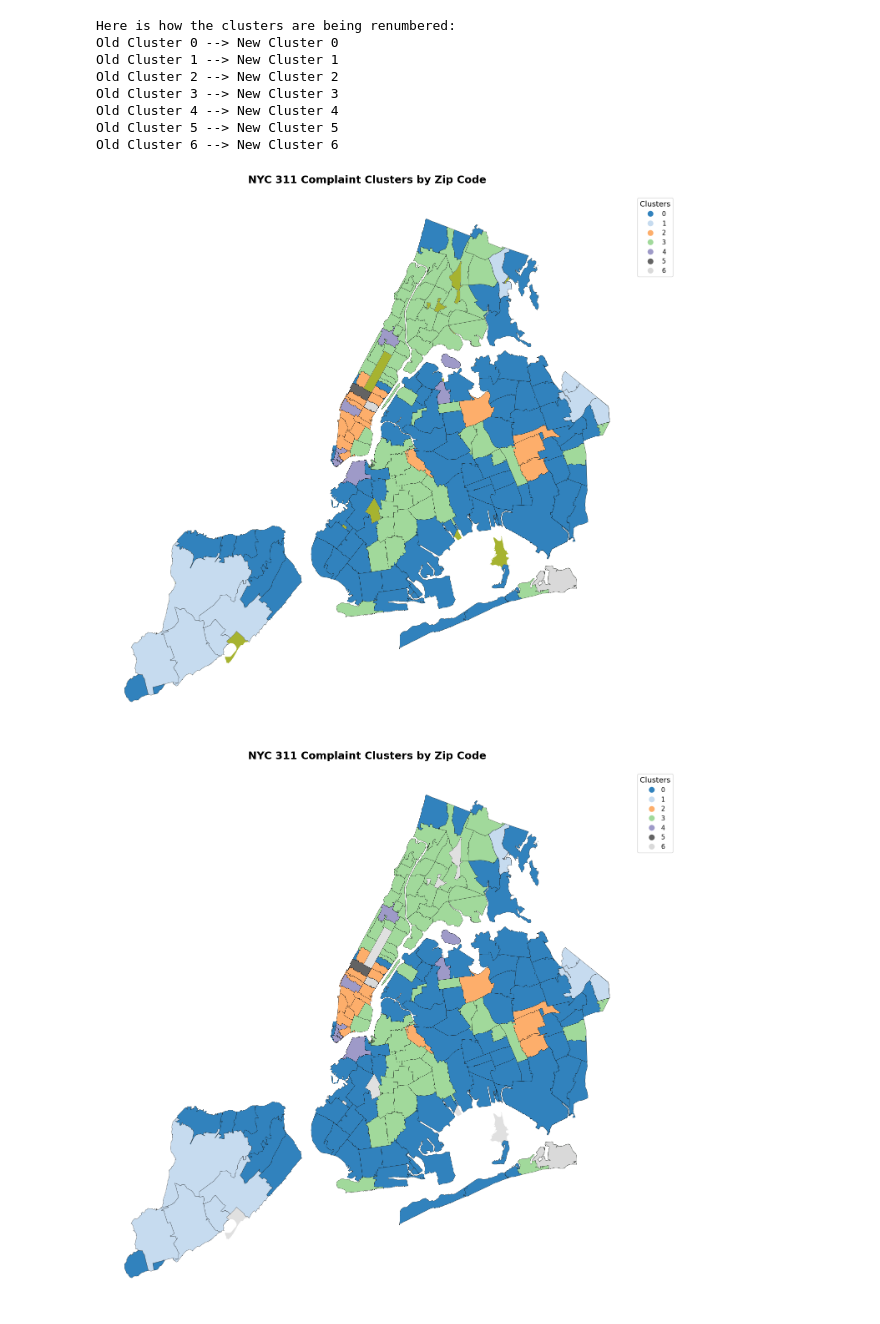
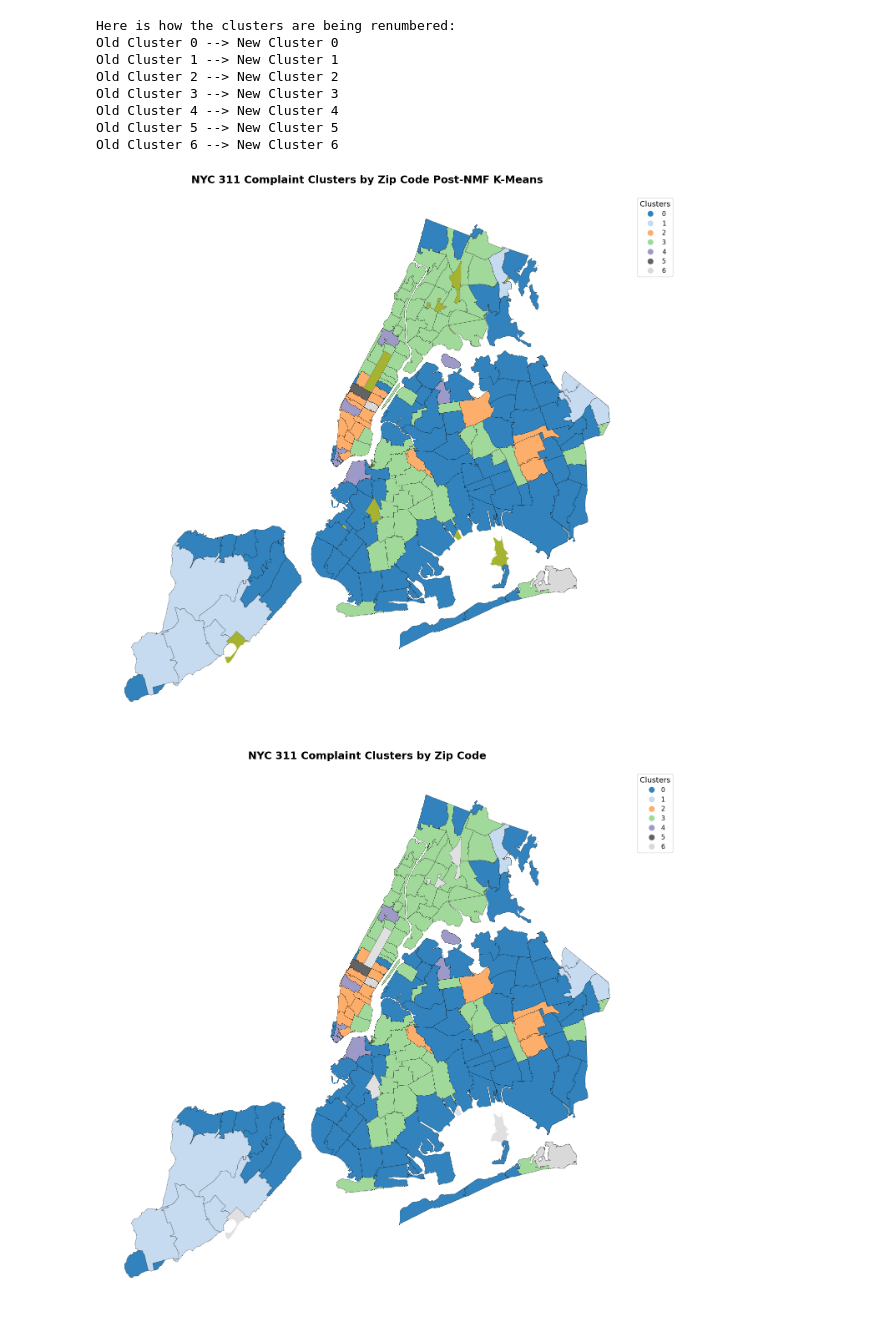
Before and after one commit to OrangeBoop/311-Cluster-Project, a Jupyter notebook: Clustering_Zip_NMF/Clustering_zip_NMF_KMEANS.ipynb, the cells around one changed output. Cells and saved outputs as stored; diff of their text form; code cells hidden in the pictures.

```diff
--- a/Clustering_Zip_NMF/Clustering_zip_NMF_KMEANS.ipynb
+++ b/Clustering_Zip_NMF/Clustering_zip_NMF_KMEANS.ipynb
@@ -234,35 +234,35 @@ mapped_clusters = nyc_map.merge(
 )
 
 # Plot the Choropleth Map
 fig, ax = plt.subplots(1, 1, figsize=(14, 14))
 
 # Plot a light grey base map of ALL NYC zip codes behind the data for context
 nyc_map.plot(ax=ax, color="#a6b330", edgecolor='white', linewidth=0.5)
 
 # Plot the specific clusters
 mapped_clusters.plot(
     column='Cluster',
     ax=ax,
     categorical=True,
     legend=True,
     cmap='tab20c',
     edgecolor='black',
     linewidth=0.3,
     legend_kwds={
         'loc': 'upper left',
         'bbox_to_anchor': (1, 1),
         'title': "Clusters",
         'fontsize': 11,
         'title_fontsize': 13
     }
 )
 
-plt.title('NYC 311 Complaint Clusters by Zip Code', fontsize=18, fontweight='bold', pad=20)
+plt.title('NYC 311 Complaint Clusters by Zip Code Post-NMF K-Means', fontsize=18, fontweight='bold', pad=20)
 plt.axis('off')
 plt.tight_layout()
 plt.show()
 # %% [output]
-[figure, old version]
+[figure, new version]
 # %%
 
 # Make the outliers in Neon colors so we could see them.
```
Also changed, not shown: 9 other files.
